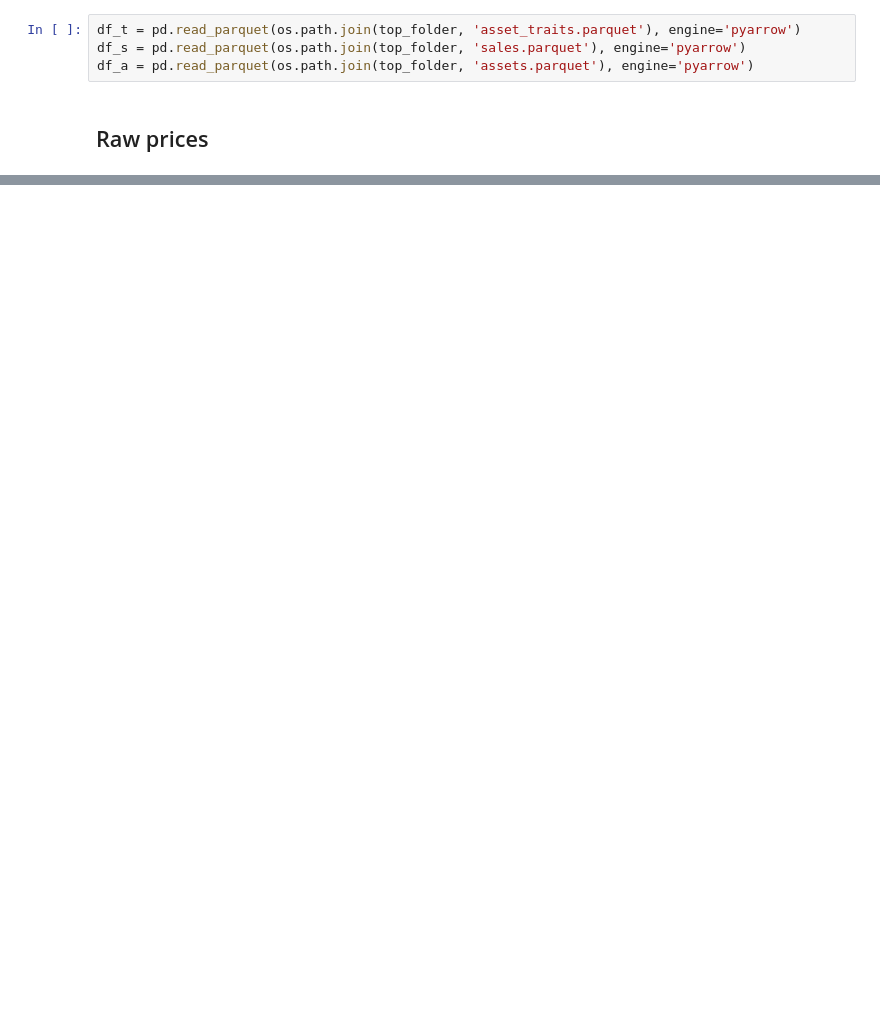
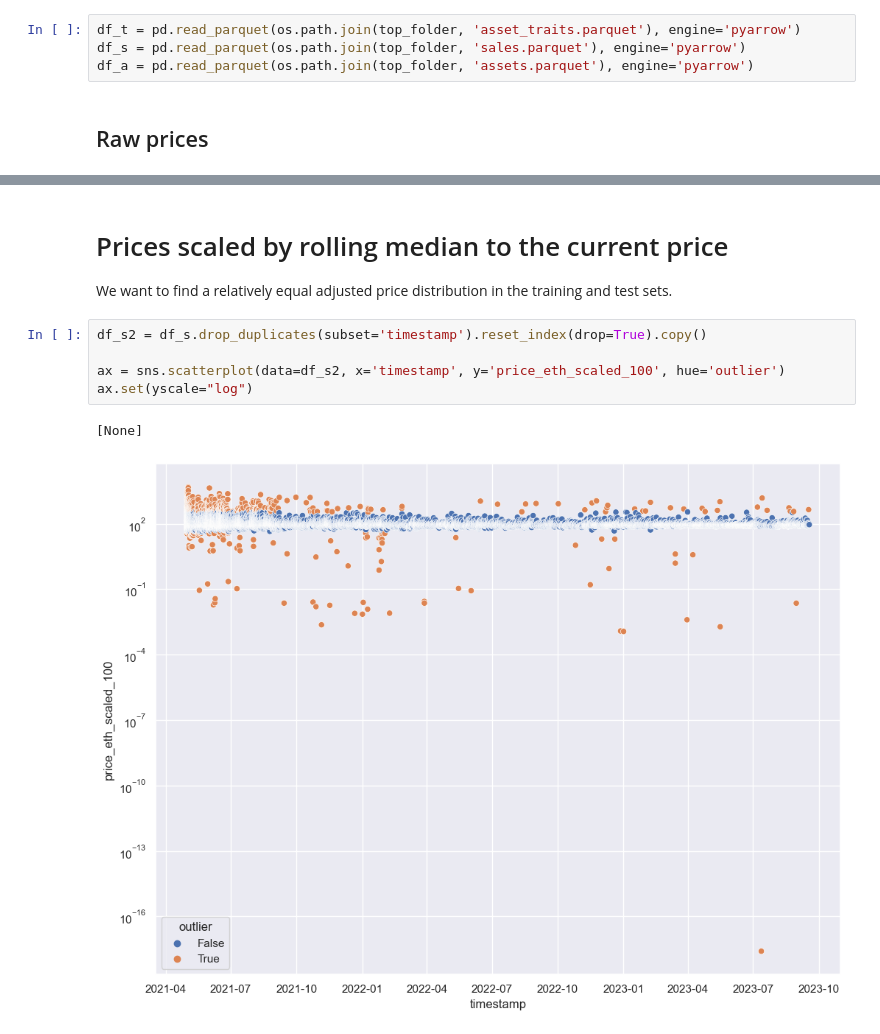
Before and after one commit to LBrinkmann/xai-nft, a Jupyter notebook: notebooks/trend.ipynb, the cells around one changed output, grey strips where cells are left out. Drawn from its saved outputs; the diff is of its cells as text; blank space fills up the shorter version.

```diff
--- a/notebooks/trend.ipynb
+++ b/notebooks/trend.ipynb
@@ -73,0 +61,12 @@ Window is left of the actual value. Thus it is not forward looking.
+# %% [markdown]
+# Prices scaled by rolling median to the current price
+
+We want to find a relatively equal adjusted price distribution in the training and test sets.
+# %%
+df_s2 = df_s.drop_duplicates(subset='timestamp').reset_index(drop=True).copy()
+
+ax = sns.scatterplot(data=df_s2, x='timestamp', y='price_eth_scaled_100', hue='outlier')
+ax.set(yscale="log")
+# %% [output]
+[None]
+[figure, added]
```
Also changed, not shown: parts of 22 cells of this notebook, 14 other files.
